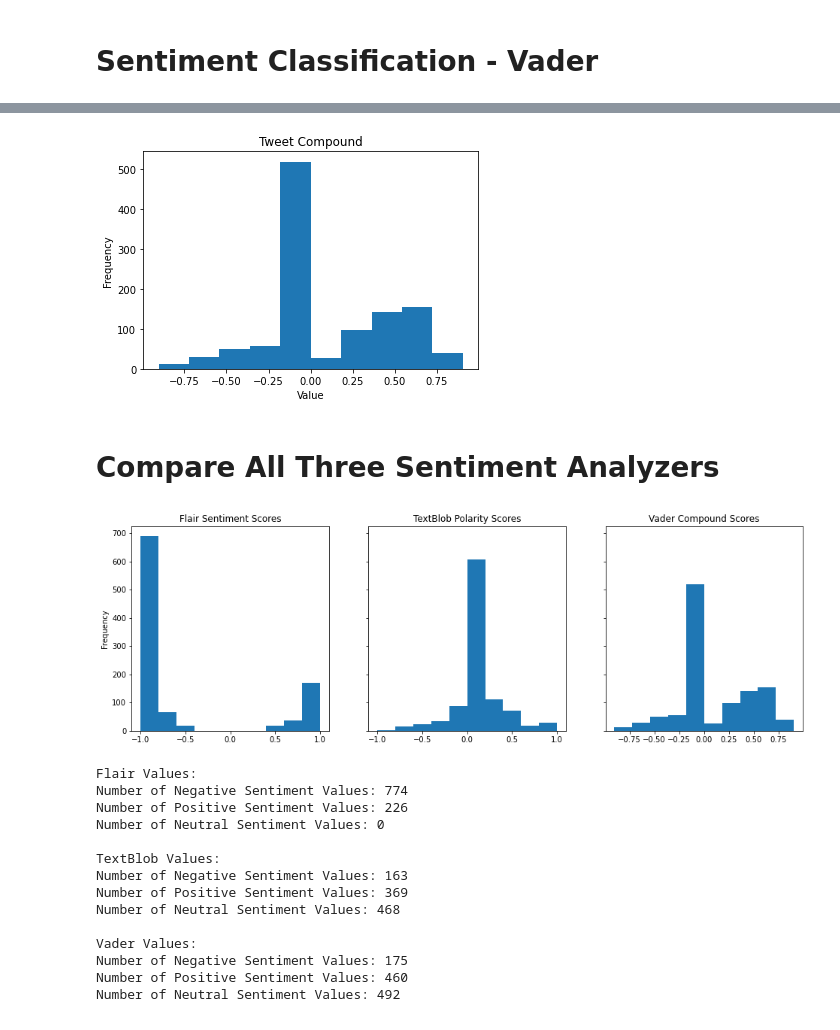
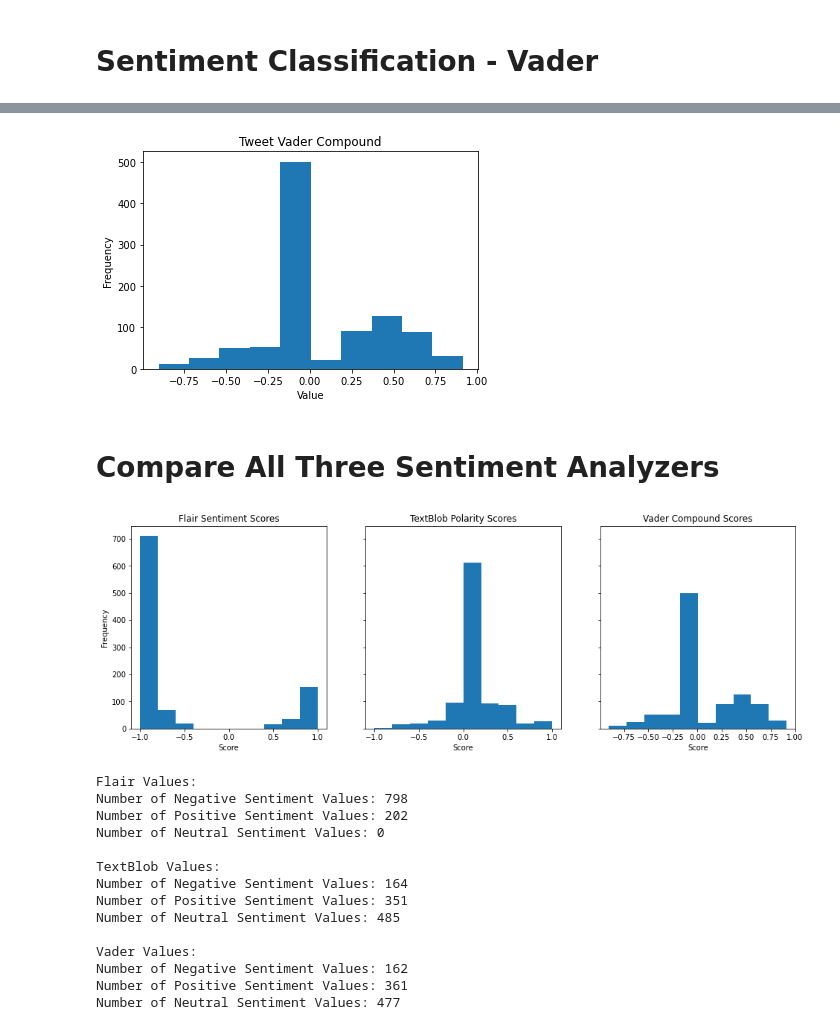
Before and after one commit to heatherpieszala/w207_final_project, a Jupyter notebook: w207_final_project/notebooks/sumedh_sentimentclassifier_analysis.ipynb, the cells around one changed output, grey strips where cells are left out. Saved outputs shown, nothing was run; the diff lists cells and outputs as text; code cells hidden in the pictures.

```diff
--- a/w207_final_project/notebooks/sumedh_sentimentclassifier_analysis.ipynb
+++ b/w207_final_project/notebooks/sumedh_sentimentclassifier_analysis.ipynb
@@ -12,5 +15,5 @@ from textblob import TextBlob
 cd = os.getcwd()
 processed_data_directory_path = "/".join(cd.split("/")[:-1]) + "/data/processed/"
 # %%
-full_tweet_df = pd.read_csv(processed_data_directory_path + "processed_stock_tweet_data.csv")
-full_tweet_df = full_tweet_df.drop(columns=["Unnamed: 0"])
+full_tweet_df = pd.read_csv(processed_data_directory_path + "main_df.csv")
+full_tweet_df = full_tweet_df.drop(columns=["Unnamed: 0","Unnamed: 0.1"])
@@ -54,14 +62,14 @@ def change_sentiment_score(input_tweet):
 # %%
+# Condense to to 1000 rows
 test_df = full_tweet_df[:1000]
 
+# Clean tweet
 test_df["clean_tweet"] = test_df["body"].apply(clean_tweet)
 
 #test_df["sentiment"] = test_df["clean_tweet"].apply(predict_sentiment)
 
-test_df["sentiment_score"] = test_df["clean_tweet"].apply(get_sentiment_score)
-
-# predict sentiment of tweet
-#test_df = test_df.apply(change_sentiment_score,axis=1)
+# Get flair sentiment score
+test_df["flair_sentiment_score"] = test_df["clean_tweet"].apply(get_sentiment_score)
 # %% [output]
 A value is trying to be set on a copy of a slice from a DataFrame.
 Try using .loc[row_indexer,col_indexer] = value instead
@@ -98,16 +106,11 @@ plt.show()
 # Sentiment Classification - TextBlob
 # %%
 def predict_textblob_sentiment(input_tweet):
-    input_tweet['polarity'] = TextBlob(input_tweet["clean_tweet"]).sentiment.polarity
-    input_tweet['subjectivity'] =  TextBlob(input_tweet["clean_tweet"]).sentiment.subjectivity
+    input_tweet['TB_polarity'] = TextBlob(input_tweet["clean_tweet"]).sentiment.polarity
+    input_tweet['TB_subjectivity'] =  TextBlob(input_tweet["clean_tweet"]).sentiment.subjectivity
     return input_tweet
 
 
-# Get first 1000 rows
-test_tb_df = full_tweet_df[:1000]
-
-# Apply clean tweet code to tweet body
-test_tb_df["clean_tweet"] = test_tb_df["body"].apply(clean_tweet)
 
 # predict sentiment of tweet
-test_tb_df = test_tb_df.apply(predict_textblob_sentiment,axis=1)
+test_df = test_df.apply(predict_textblob_sentiment,axis=1)
@@ -173,58 +148,61 @@ test_vader_df = main_df[main_df.tweet_id.isin(list(test_tb_df['tweet_id']))]
 # %%
 # View tweet compound
-plt.hist(test_vader_df['compound'])
+plt.hist(test_df['compound'])
 #plt.xticks(range(-1,2))
-plt.title('Tweet Compound')
+plt.title('Tweet Vader Compound')
 plt.xlabel('Value')
 plt.ylabel('Frequency')
 plt.show()
 # %% [output]
-[figure, old version]
+[figure, new version]
 # %% [markdown]
 # Compare All Three Sentiment Analyzers
 # %%
 fig, (ax1,ax2,ax3) = plt.subplots(1,3,sharey=True,figsize=(16,5))
-ax1.hist(test_df['sentiment_score'])
+ax1.hist(test_df['flair_sentiment_score'])
 ax1.set_title('Flair Sentiment Scores')
 ax1.set_ylabel('Frequency')
+ax1.set_xlabel('Score')
 
-ax2.hist(test_tb_df['polarity'])
+ax2.hist(test_df['TB_polarity'])
 ax2.set_title('TextBlob Polarity Scores')
+ax2.set_xlabel('Score')
 
-ax3.hist(test_vader_df['compound'])
+ax3.hist(test_df['compound'])
 ax3.set_title('Vader Compound Scores')
+ax3.set_xlabel('Score')
 plt.show()
 # %% [output]
-[figure, old version]
+[figure, new version]
 # %%
 # Show negative, neutral, and positive values
 print('Flair Values:')
-print('Number of Negative Sentiment Values:',test_df.loc[test_df.sentiment_score<0].shape[0])
-print('Number of Positive Sentiment Values:',test_df.loc[test_df.sentiment_score>0].shape[0])
-print('Number of Neutral Sentiment Values:',test_df.loc[test_df.sentiment_score==0].shape[0])
+print('Number of Negative Sentiment Values:',test_df.loc[test_df.flair_sentiment_score<0].shape[0])
+print('Number of Positive Sentiment Values:',test_df.loc[test_df.flair_sentiment_score>0].shape[0])
+print('Number of Neutral Sentiment Values:',test_df.loc[test_df.flair_sentiment_score==0].shape[0])
 print('\nTextBlob Values:')
-print('Number of Negative Sentiment Values:',test_tb_df.loc[test_tb_df.polarity<0].shape[0])
-print('Number of Positive Sentiment Values:',test_tb_df.loc[test_tb_df.polarity>0].shape[0])
-print('Number of Neutral Sentiment Values:',test_tb_df.loc[test_tb_df.polarity==0].shape[0])
+print('Number of Negative Sentiment Values:',test_df.loc[test_df.TB_polarity<0].shape[0])
+print('Number of Positive Sentiment Values:',test_df.loc[test_df.TB_polarity>0].shape[0])
+print('Number of Neutral Sentiment Values:',test_df.loc[test_df.TB_polarity==0].shape[0])
 print('\nVader Values:')
-print('Number of Negative Sentiment Values:',test_vader_df.loc[test_vader_df.compound<0].shape[0])
-print('Number of Positive Sentiment Values:',test_vader_df.loc[test_vader_df.compound>0].shape[0])
-print('Number of Neutral Sentiment Values:',test_vader_df.loc[test_vader_df.compound==0].shape[0])
+print('Number of Negative Sentiment Values:',test_df.loc[test_df.compound<0].shape[0])
+print('Number of Positive Sentiment Values:',test_df.loc[test_df.compound>0].shape[0])
+print('Number of Neutral Sentiment Values:',test_df.loc[test_df.compound==0].shape[0])
 # %% [output]
 Flair Values:
-Number of Negative Sentiment Values: 774
-Number of Positive Sentiment Values: 226
+Number of Negative Sentiment Values: 798
+Number of Positive Sentiment Values: 202
 Number of Neutral Sentiment Values: 0
 
 TextBlob Values:
-Number of Negative Sentiment Values: 163
-Number of Positive Sentiment Values: 369
-Number of Neutral Sentiment Values: 468
+Number of Negative Sentiment Values: 164
+Number of Positive Sentiment Values: 351
+Number of Neutral Sentiment Values: 485
 
 Vader Values:
-Number of Negative Sentiment Values: 175
-Number of Positive Sentiment Values: 460
-Number of Neutral Sentiment Values: 492
+Number of Negative Sentiment Values: 162
+Number of Positive Sentiment Values: 361
+Number of Neutral Sentiment Values: 477
 # %%
 # Plot above values side by side in bar chart
 X = ['Negative Sentiment','Neutral Sentiment','Positive Sentiment']
```
Also changed, not shown: parts of 21 cells of this notebook.
